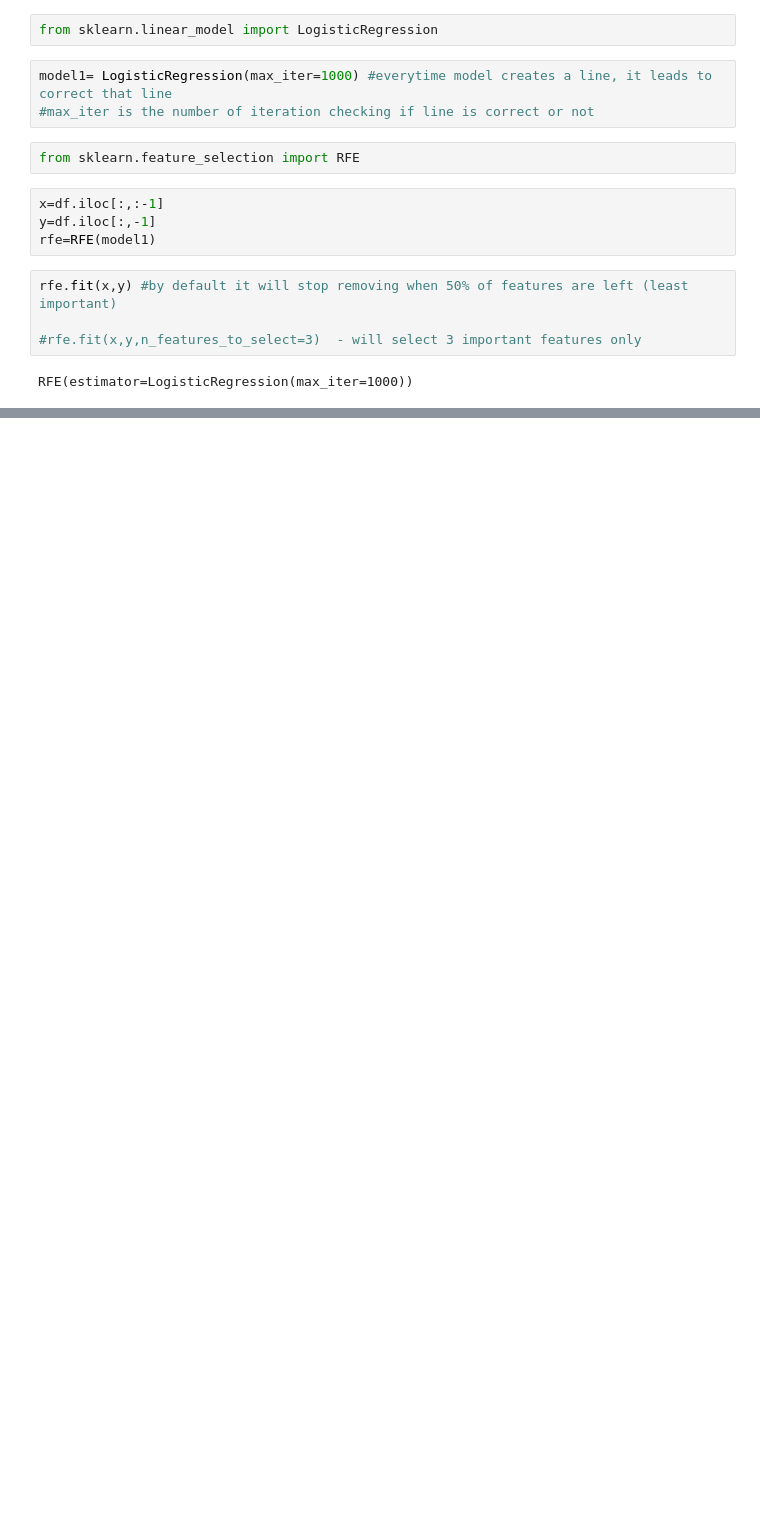
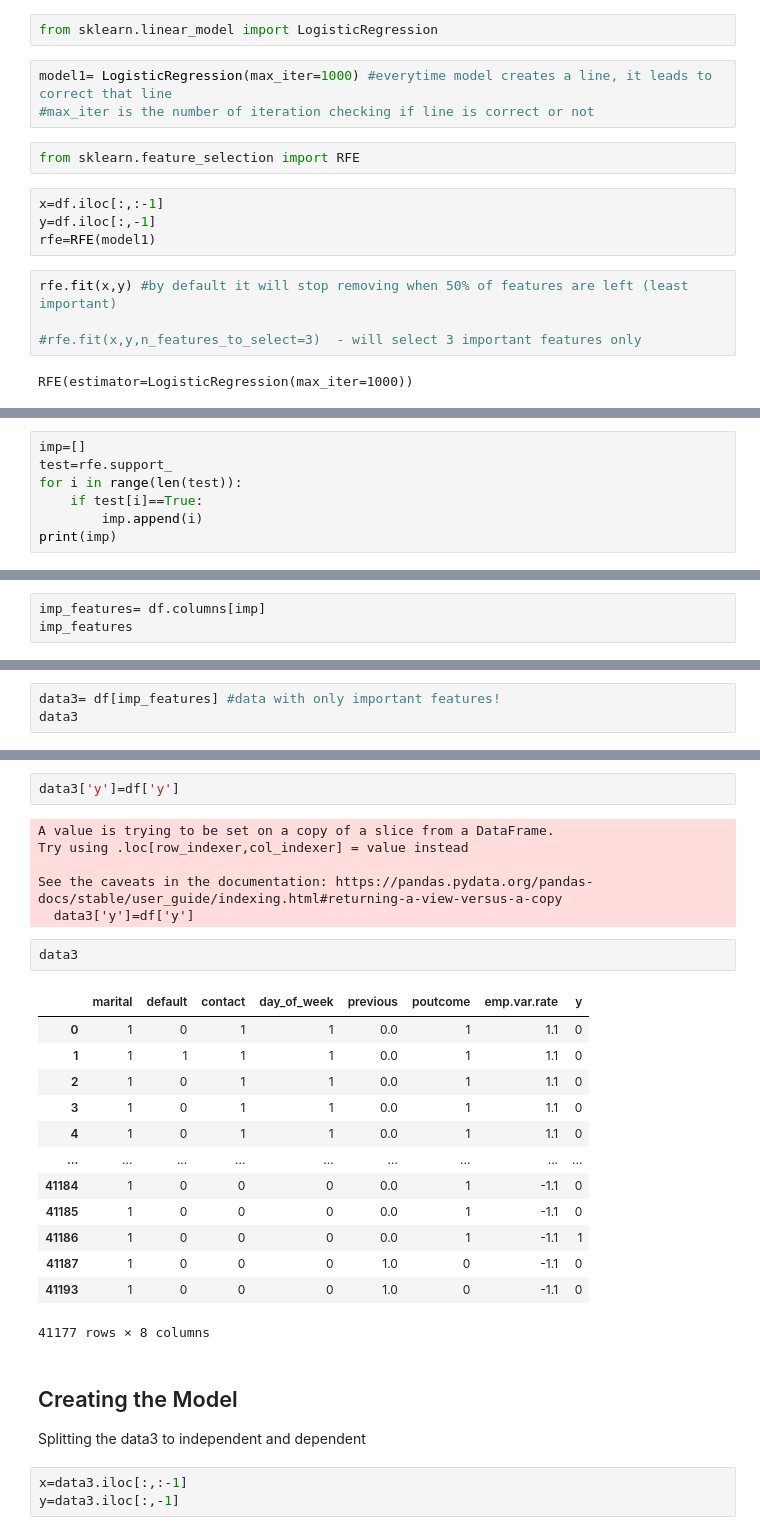
Before and after one commit to xnihal05/data-science-from-scratch, a Jupyter notebook: day_20_21_logistical_handson.ipynb, the cells around one changed output, grey strips where cells are left out. Saved outputs shown, nothing was run; the diff lists cells and outputs as text; blank space fills up the shorter version.

```diff
--- a/day_20_21_logistical_handson.ipynb
+++ b/day_20_21_logistical_handson.ipynb
@@ -528,0 +533,7 @@ print(list(df.columns))
+# %%
+imp=[]
+test=rfe.support_
+for i in range(len(test)):
+    if test[i]==True:
+        imp.append(i)
+print(imp)
@@ -528,0 +542,3 @@ print(list(df.columns))
+# %%
+imp_features= df.columns[imp]
+imp_features
@@ -528,0 +549,3 @@ print(list(df.columns))
+# %%
+data3= df[imp_features] #data with only important features!
+data3
@@ -528,0 +566,30 @@ print(list(df.columns))
+# %%
+data3['y']=df['y']
+# %% [output]
+A value is trying to be set on a copy of a slice from a DataFrame.
+Try using .loc[row_indexer,col_indexer] = value instead
+
+See the caveats in the documentation: https://pandas.pydata.org/pandas-docs/stable/user_guide/indexing.html#returning-a-view-versus-a-copy
+  data3['y']=df['y']
+# %%
+data3
+# %% [output]
+|  | marital | default | contact | day_of_week | previous | poutcome | emp.var.rate | y |
+| 0 | 1 | 0 | 1 | 1 | 0.0 | 1 | 1.1 | 0 |
+| 1 | 1 | 1 | 1 | 1 | 0.0 | 1 | 1.1 | 0 |
+| 2 | 1 | 0 | 1 | 1 | 0.0 | 1 | 1.1 | 0 |
+| 3 | 1 | 0 | 1 | 1 | 0.0 | 1 | 1.1 | 0 |
+| 4 | 1 | 0 | 1 | 1 | 0.0 | 1 | 1.1 | 0 |
+| ... | ... | ... | ... | ... | ... | ... | ... | ... |
+| 41184 | 1 | 0 | 0 | 0 | 0.0 | 1 | -1.1 | 0 |
+| 41185 | 1 | 0 | 0 | 0 | 0.0 | 1 | -1.1 | 0 |
+| 41186 | 1 | 0 | 0 | 0 | 0.0 | 1 | -1.1 | 1 |
+| 41187 | 1 | 0 | 0 | 0 | 1.0 | 0 | -1.1 | 0 |
+| 41193 | 1 | 0 | 0 | 0 | 1.0 | 0 | -1.1 | 0 |
+41177 rows × 8 columns
+# %% [markdown]
+## Creating the Model
+Splitting the data3 to independent and dependent
+# %%
+x=data3.iloc[:,:-1]
+y=data3.iloc[:,-1]
```
Also changed, not shown: parts of 43 cells of this notebook.
